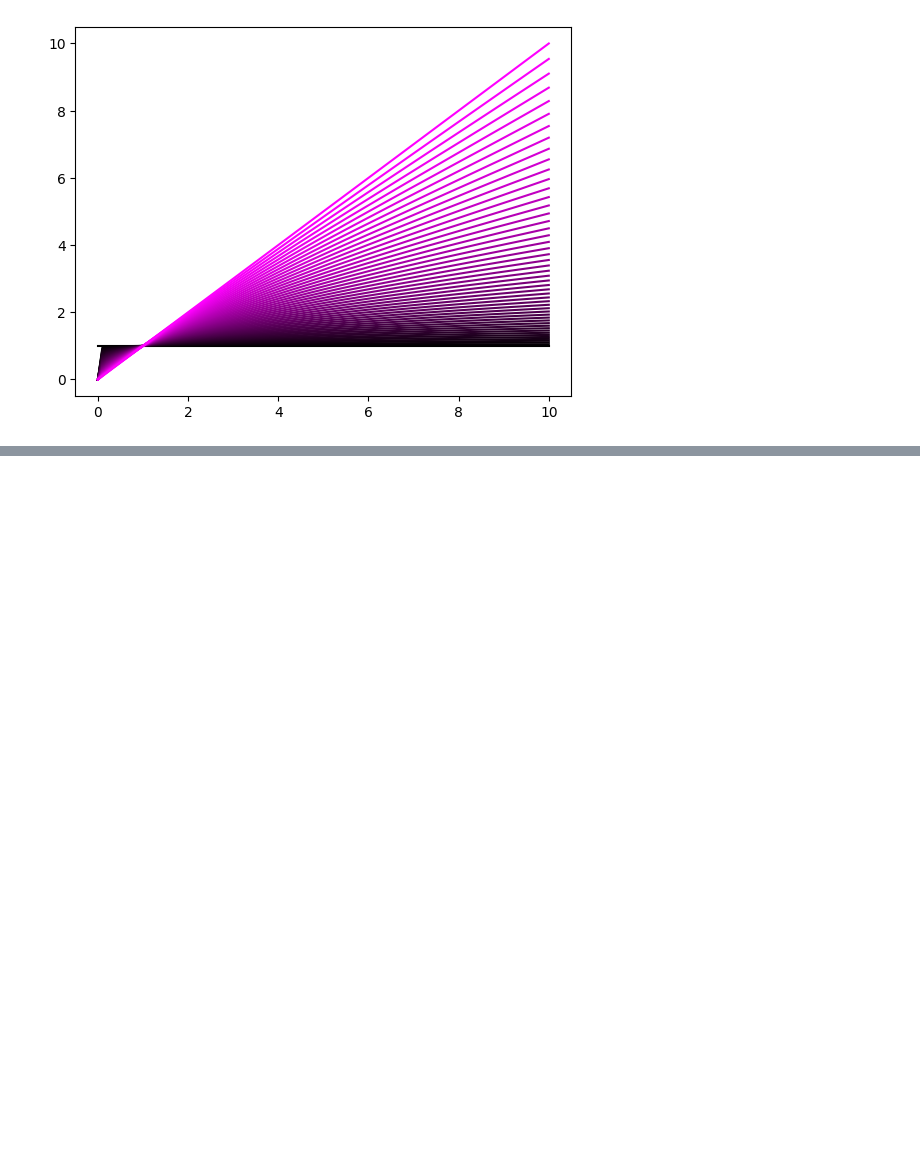
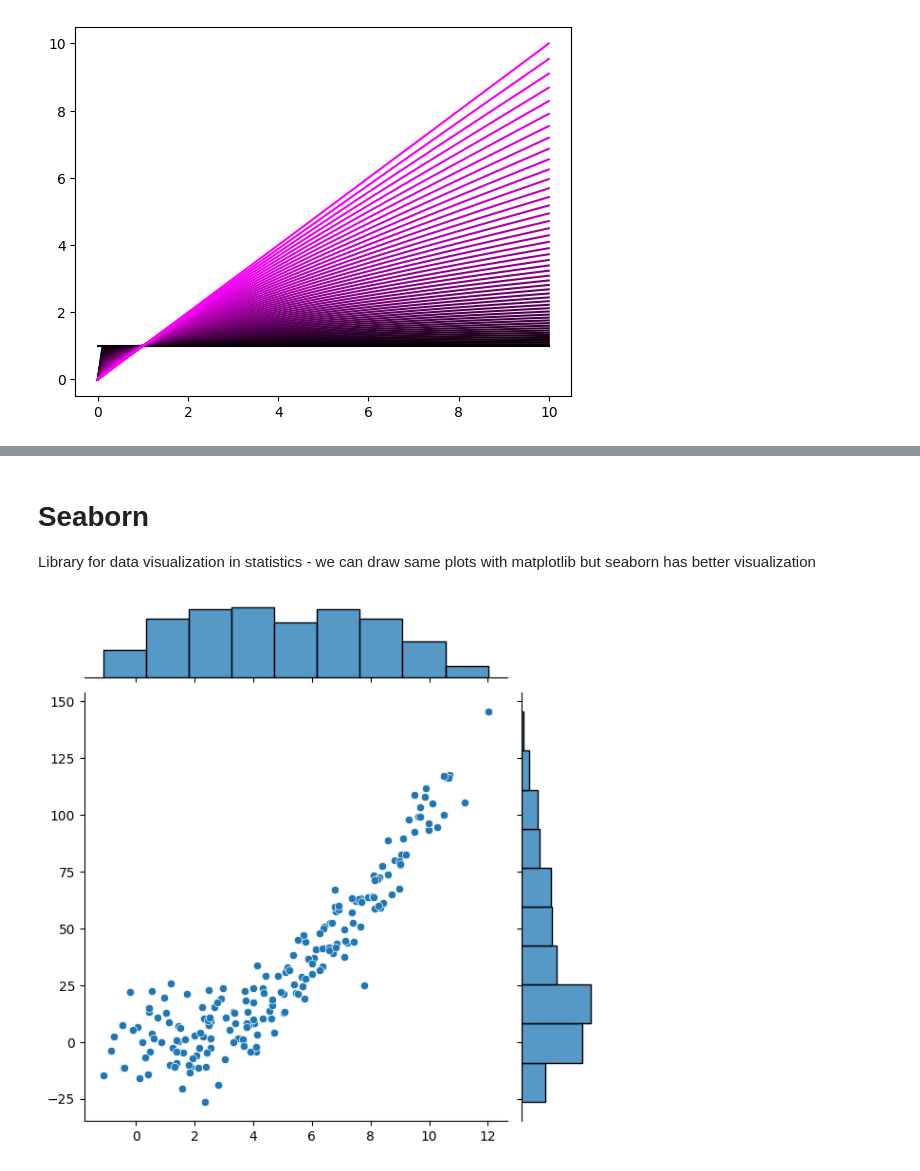
Before and after one commit to iremherguner/scientific_python_exercises, a Jupyter notebook: python-basics-data-visualization.ipynb, the cells around one changed output, grey strips where cells are left out. Cells and saved outputs as stored; diff of their text form; code cells hidden in the pictures; blank space fills up the shorter version.

```diff
--- a/python-basics-data-visualization.ipynb
+++ b/python-basics-data-visualization.ipynb
@@ -229,0 +245,16 @@ plt.show()
+# %% [markdown]
+# Seaborn
+Library for data visualization in statistics - we can draw same plots with matplotlib but seaborn has better visualization
+# %%
+import seaborn as sns # common annnotation is sns for seaborn
+import pandas as pd
+
+n = 200
+D = np.zeros((n,2))
+D[:,0] = np.linspace(0,10,n) + np.random.randn(n)
+D[:,1] = D[:,0]**2 + np.random.randn(n)*10
+
+sns.jointplot(x=D[:,0], y=D[:,1])
+plt.show()
+# %% [output]
+[figure, added]
```
Also changed, not shown: parts of 9 cells of this notebook.
